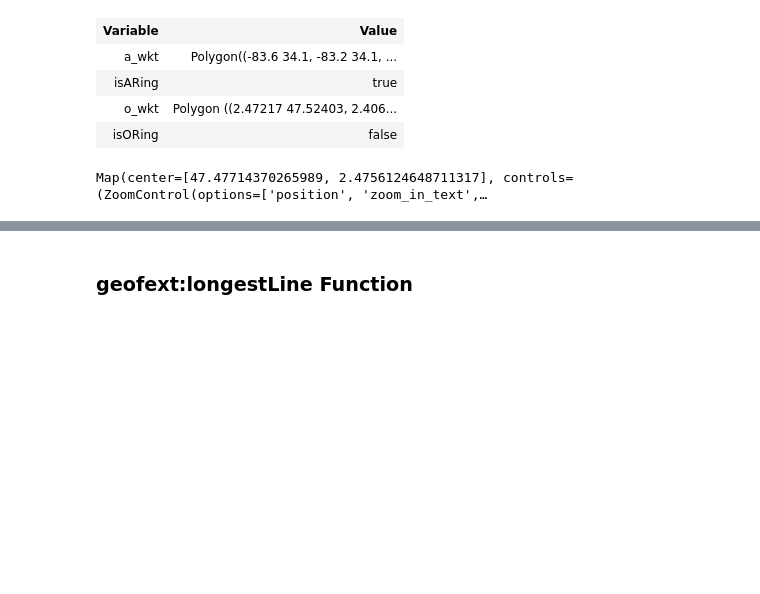
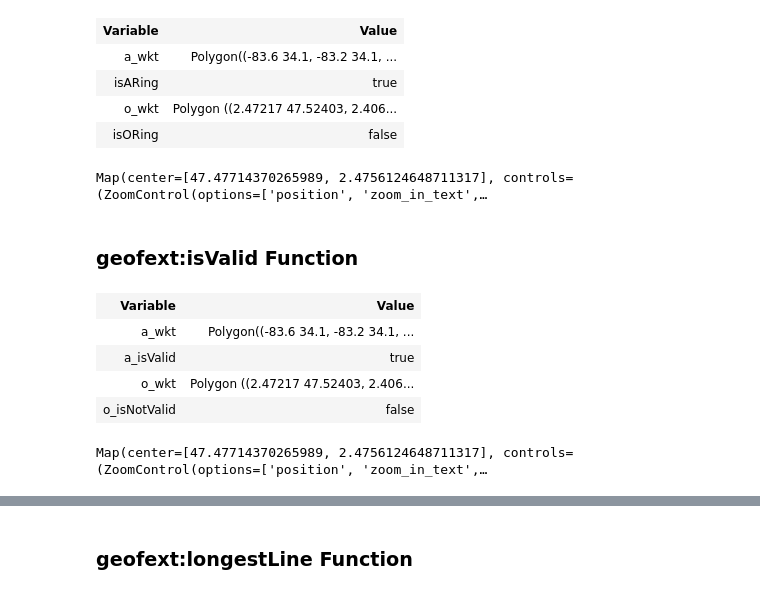
Before and after one commit to situx/rdflib-geosparql, a Jupyter notebook: GeoSPARQLExt.ipynb, the cells around one changed output, grey strips where cells are left out. Cells and saved outputs as stored; diff of their text form; code cells hidden in the pictures; blank space fills up the shorter version.

```diff
--- a/GeoSPARQLExt.ipynb
+++ b/GeoSPARQLExt.ipynb
@@ -561,3 +944,25 @@ SELECT  ?a_wkt ?o_wkt ?isARing ?isORing {
 | o_wkt | Polygon ((2.47217 47.52403, 2.406... |
 | isORing | false |
 Map(center=[47.47714370265989, 2.4756124648711317], controls=(ZoomControl(options=['position', 'zoom_in_text',…
+# %% [markdown]
+### geofext:isValid Function
+# %%
+processQueryResults(g.query("""
+PREFIX my: <http://example.org/ApplicationSchema#>
+PREFIX geo: <"""+str(GEO)+""">
+PREFIX geof: <"""+str(GEOFEXT)+""">
+PREFIX xsd: <http://www.w3.org/2001/XMLSchema#>
+SELECT ?a_wkt ?o_wkt ?a_isValid ?o_isNotValid {
+<http://example.org/ApplicationSchema#AExactGeom> geo:asWKT ?a_wkt .
+BIND(geof:isValid(?a_wkt) AS ?a_isValid)
+        <http://example.org/ApplicationSchema#OExactGeom> geo:asWKT ?o_wkt .
+BIND(geof:isValid("POLYGON((0 0, 10 10, 0 10, 10 0, 0 0))"^^geo:wktLiteral) AS ?o_isNotValid)
+}
+"""),["a_wkt","o_wkt"],None)
+# %% [output]
+| Variable | Value |
+| a_wkt | Polygon((-83.6 34.1, -83.2 34.1, ... |
+| a_isValid | true |
+| o_wkt | Polygon ((2.47217 47.52403, 2.406... |
+| o_isNotValid | false |
+Map(center=[47.47714370265989, 2.4756124648711317], controls=(ZoomControl(options=['position', 'zoom_in_text',…
```
Also changed, not shown: parts of 87 cells of this notebook, 2 other files.
